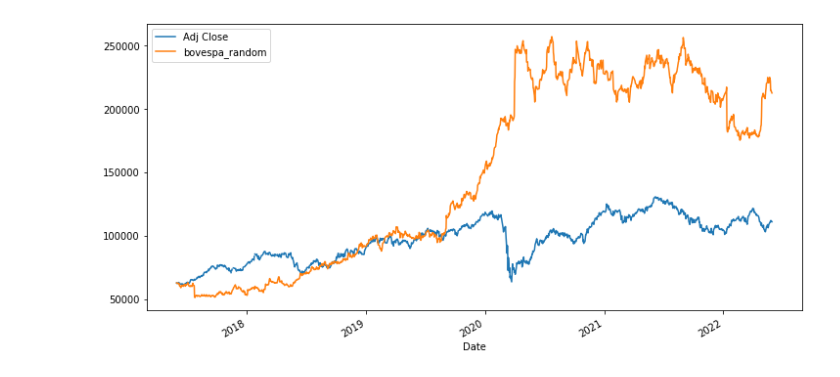
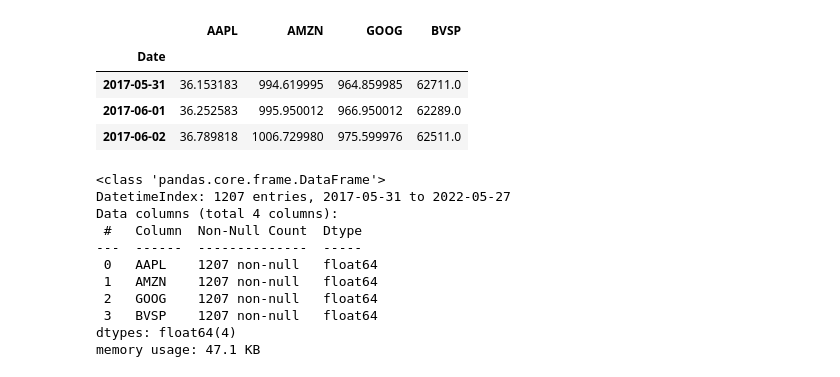
Before and after one commit to caiquemiranda/python-time-series-analysis, a Jupyter notebook: time-series-manipulation/012-manipulating-time-series.ipynb, the cells around one changed output. Drawn from its saved outputs; the diff is of its cells as text; code cells hidden in the pictures.

```diff
--- a/time-series-manipulation/012-manipulating-time-series.ipynb
+++ b/time-series-manipulation/012-manipulating-time-series.ipynb
@@ -75,8 +5,25 @@ bovespa.head()
-# %%
-bovespa['bovespa_random'] = bovespa_random.cumprod()
-
-bovespa[['Adj Close', 'bovespa_random']].plot(figsize=(12, 6));
-# %% [output]
-[figure, removed]
 # %%
 # realação entre time series
+# %%
+stock_prices = pd.read_csv('./data/stock_prices.csv', index_col='Date', parse_dates = ['Date'])
+stock_prices.head(3)
+# %% [output]
+|  | AAPL | AMZN | GOOG | BVSP |
+| Date |  |  |  |  |
+| 2017-05-31 | 36.153183 | 994.619995 | 964.859985 | 62711.0 |
+| 2017-06-01 | 36.252583 | 995.950012 | 966.950012 | 62289.0 |
+| 2017-06-02 | 36.789818 | 1006.729980 | 975.599976 | 62511.0 |
+# %%
+stock_prices.dropna().info()
+# %% [output]
+<class 'pandas.core.frame.DataFrame'>
+DatetimeIndex: 1207 entries, 2017-05-31 to 2022-05-27
+Data columns (total 4 columns):
+ #   Column  Non-Null Count  Dtype
+---  ------  --------------  -----
+ 0   AAPL    1207 non-null   float64
+ 1   AMZN    1207 non-null   float64
+ 2   GOOG    1207 non-null   float64
+ 3   BVSP    1207 non-null   float64
+dtypes: float64(4)
+memory usage: 47.1 KB
```
Also changed, not shown: parts of 15 cells of this notebook, 3 other files.
